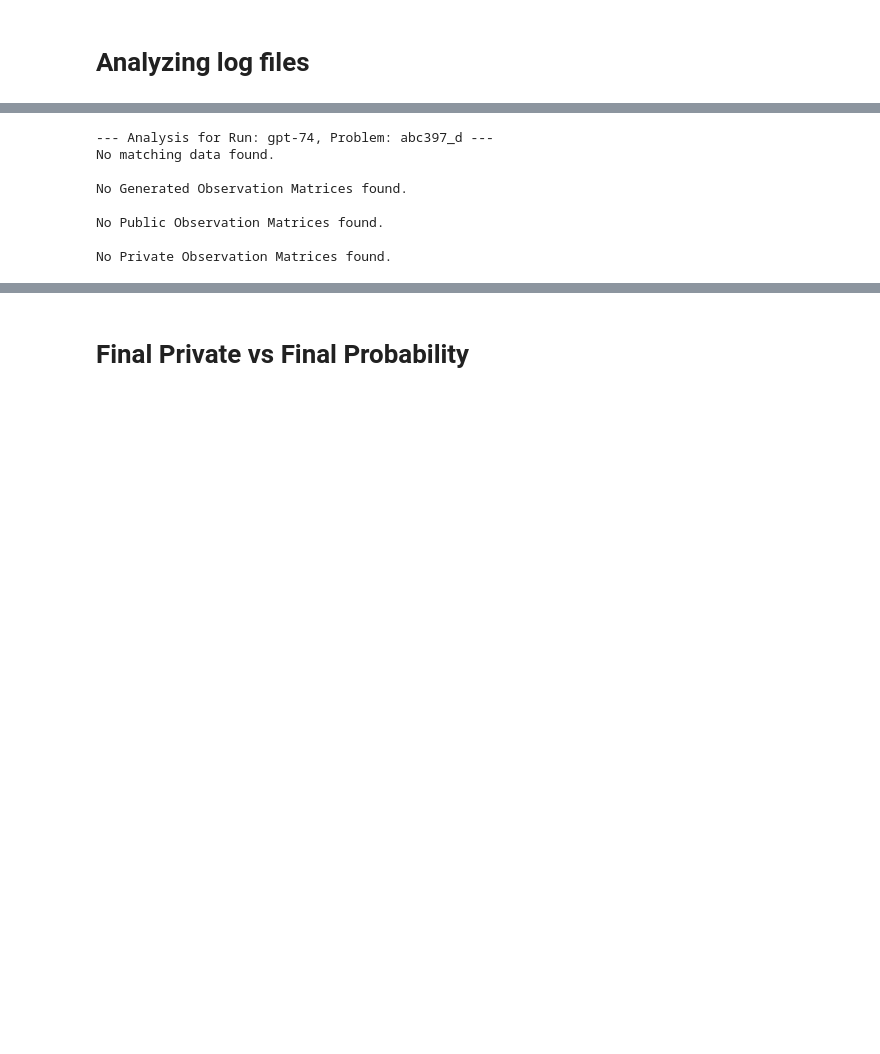
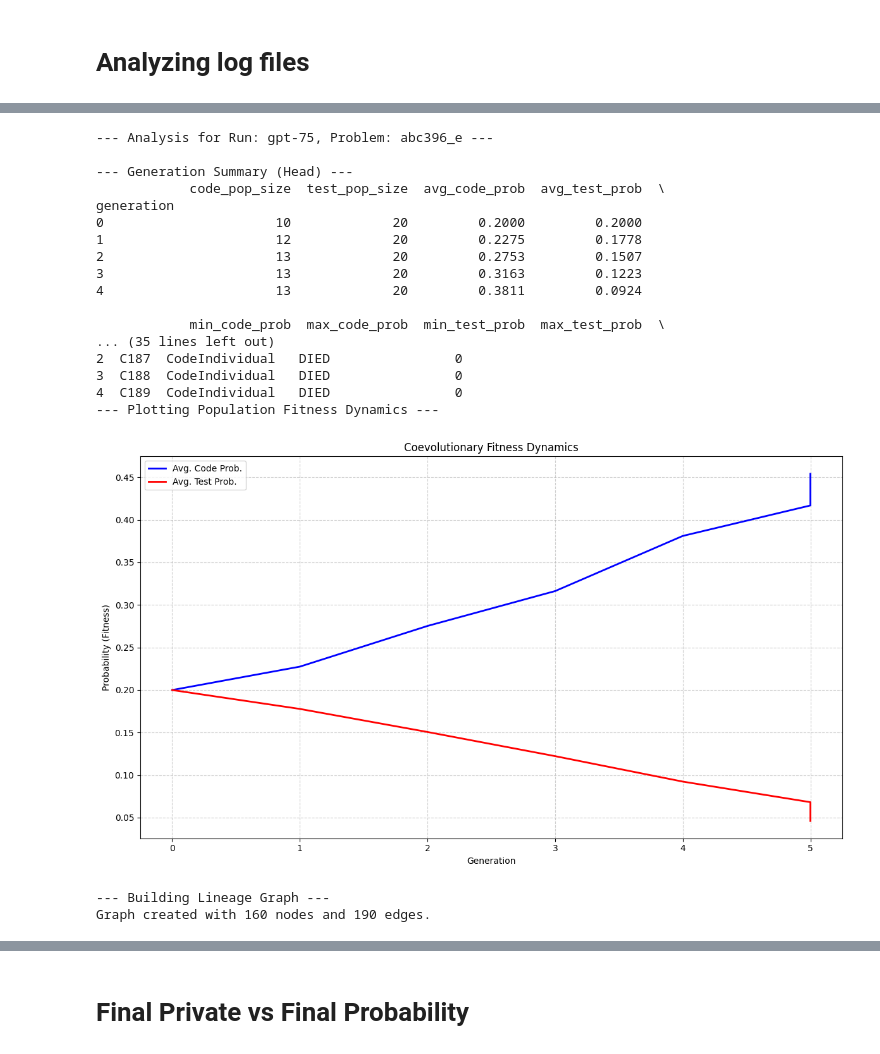
Before and after one commit to wso2-incubator/BACE, a Jupyter notebook: Experiments/notebooks/coevolution/gen_log_analyzer.ipynb, the cells around one changed output, grey strips where cells are left out. Drawn from its saved outputs; the diff is of its cells as text; code cells hidden in the pictures; blank space fills up the shorter version.

```diff
--- a/Experiments/notebooks/coevolution/gen_log_analyzer.ipynb
+++ b/Experiments/notebooks/coevolution/gen_log_analyzer.ipynb
@@ -1331,9 +1175,9 @@ def plot_code_probability_progression(code_progression_df: pd.DataFrame):
 import sys
 
 LOG_FOLDER = '../../../logs/'
-LOG_FILE_PATTERN = 'coevolution_run_20251121.*log*'
-RUN_TO_ANALYZE = 'gpt-74'
-PROBLEM_TO_ANALYZE = 'abc397_d'
+LOG_FILE_PATTERN = 'coevolution_run_20251124.*log*'
+RUN_TO_ANALYZE = 'gpt-75'
+PROBLEM_TO_ANALYZE = 'abc396_e'
 
 logger.remove()
 logger.add(sys.stderr, level="DEBUG")
@@ -1393,11 +1232,23 @@ except Exception as e:
---- Analysis for Run: gpt-74, Problem: abc397_d ---
-No matching data found.
+--- Analysis for Run: gpt-75, Problem: abc396_e ---
 
-No Generated Observation Matrices found.
+--- Generation Summary (Head) ---
+            code_pop_size  test_pop_size  avg_code_prob  avg_test_prob  \
+generation
+0                      10             20         0.2000         0.2000
+1                      12             20         0.2275         0.1778
+2                      13             20         0.2753         0.1507
+3                      13             20         0.3163         0.1223
+4                      13             20         0.3811         0.0924
 
-No Public Observation Matrices found.
-
-No Private Observation Matrices found.
+            min_code_prob  max_code_prob  min_test_prob  max_test_prob  \
+... (35 lines left out)
+2  C187  CodeIndividual   DIED                0
+3  C188  CodeIndividual   DIED                0
+4  C189  CodeIndividual   DIED                0
+--- Plotting Population Fitness Dynamics ---
+[figure, added]
+--- Building Lineage Graph ---
+Graph created with 160 nodes and 190 edges.
 # %%
 code_ind_df = ind_df[ind_df['type'] == 'CodeIndividual']
 test_ind_df = ind_df[ind_df['type'] == 'TestIndividual']
```
Also changed, not shown: parts of 13 cells of this notebook, 1 other file.
